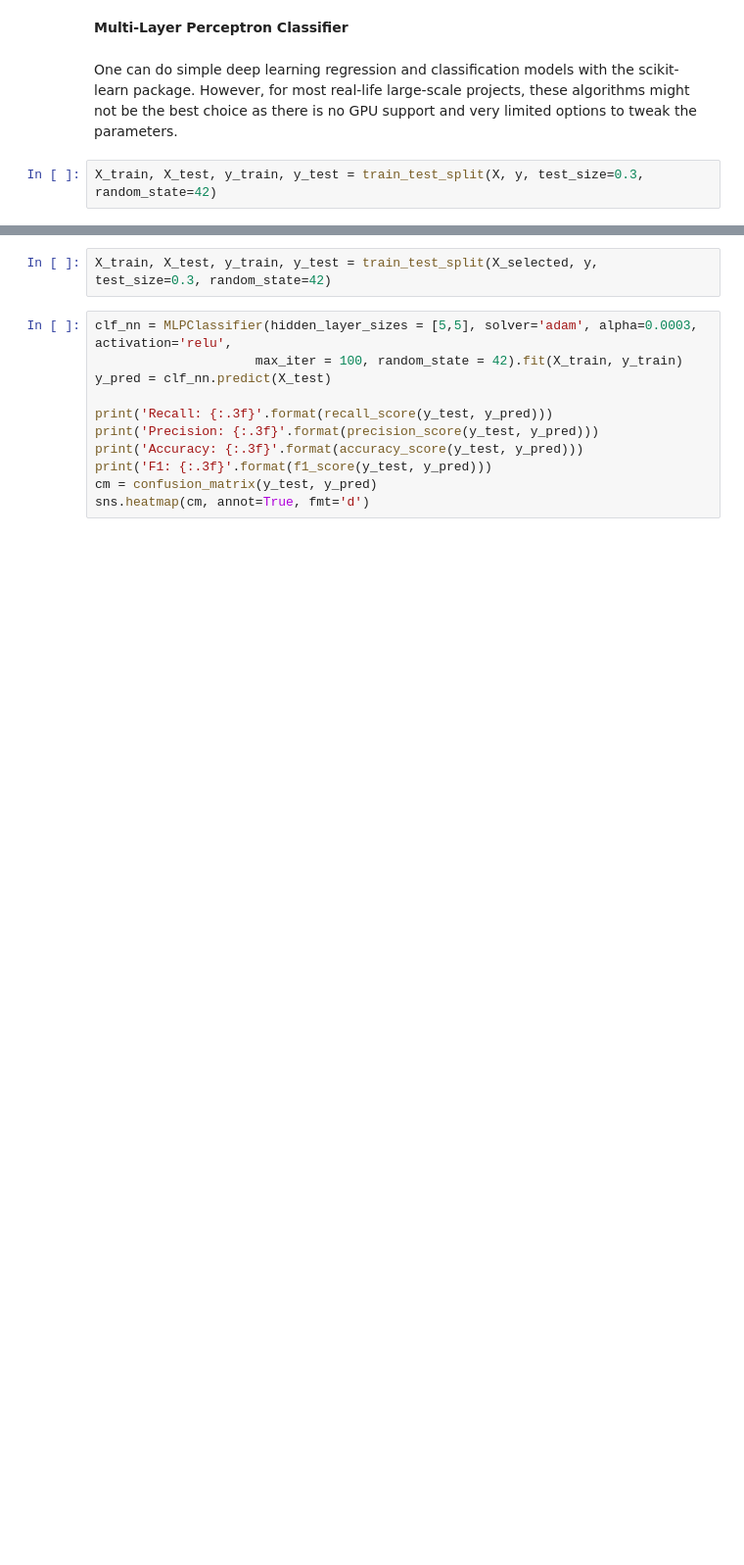
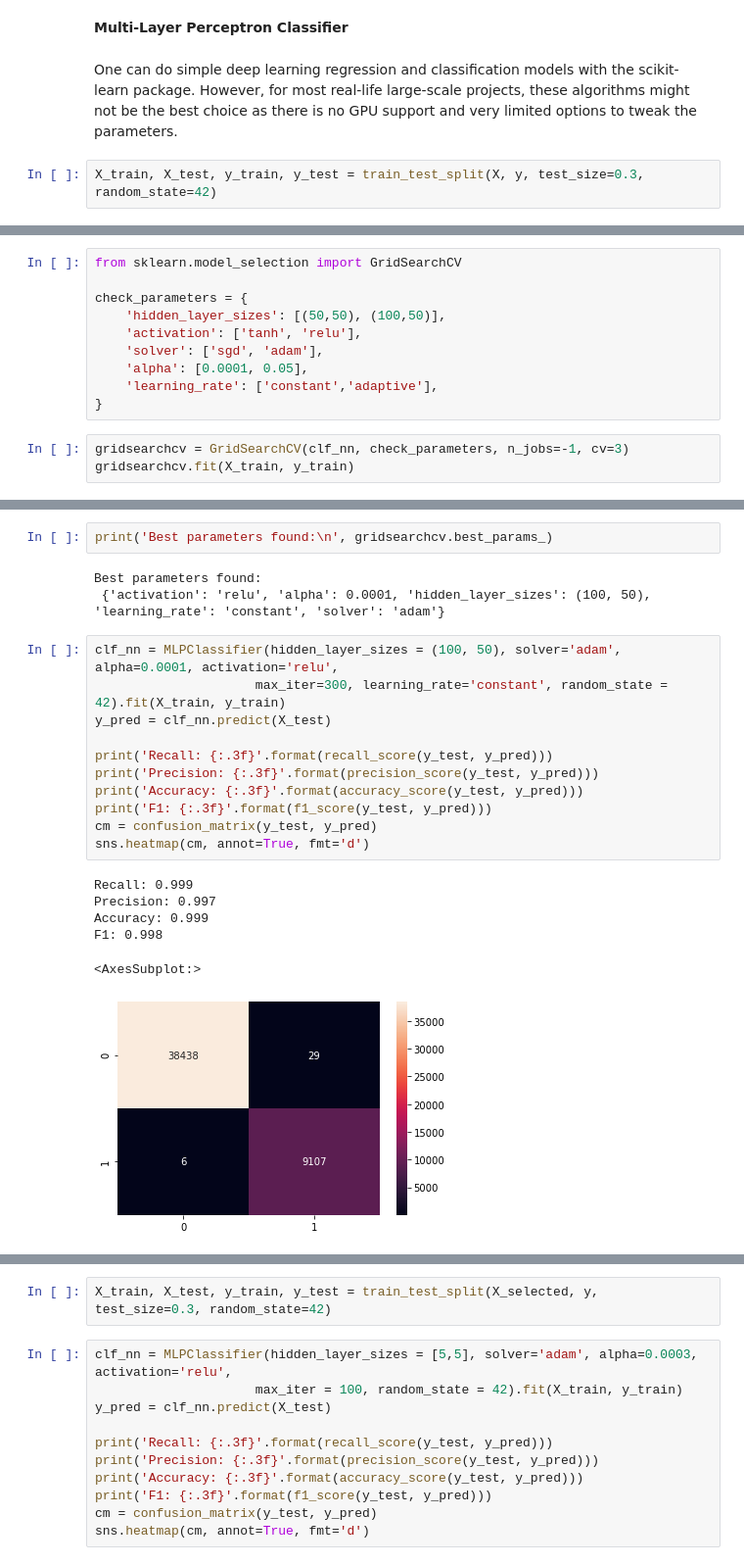
Before and after one commit to mota88/IBM-Advanced-Data-Science-Capstone, a Jupyter notebook: Notebooks/US_domestic_flights_in_2019.models.ipynb, the cells around one changed output, grey strips where cells are left out. Shown at 98% size. Saved outputs shown, nothing was run; the diff lists cells and outputs as text; blank space fills up the shorter version.

```diff
--- a/Notebooks/US_domestic_flights_in_2019.models.ipynb
+++ b/Notebooks/US_domestic_flights_in_2019.models.ipynb
@@ -282,0 +291,13 @@ F1: 0.844
+# %%
+from sklearn.model_selection import GridSearchCV
+
+check_parameters = {
+    'hidden_layer_sizes': [(50,50), (100,50)],
+    'activation': ['tanh', 'relu'],
+    'solver': ['sgd', 'adam'],
+    'alpha': [0.0001, 0.05],
+    'learning_rate': ['constant','adaptive'],
+}
+# %%
+gridsearchcv = GridSearchCV(clf_nn, check_parameters, n_jobs=-1, cv=3)
+gridsearchcv.fit(X_train, y_train)
@@ -282,0 +314,23 @@ F1: 0.844
+# %%
+print('Best parameters found:\n', gridsearchcv.best_params_)
+# %% [output]
+Best parameters found:
+ {'activation': 'relu', 'alpha': 0.0001, 'hidden_layer_sizes': (100, 50), 'learning_rate': 'constant', 'solver': 'adam'}
+# %%
+clf_nn = MLPClassifier(hidden_layer_sizes = (100, 50), solver='adam', alpha=0.0001, activation='relu',
+                     max_iter=300, learning_rate='constant', random_state = 42).fit(X_train, y_train)
+y_pred = clf_nn.predict(X_test)
+
+print('Recall: {:.3f}'.format(recall_score(y_test, y_pred)))
+print('Precision: {:.3f}'.format(precision_score(y_test, y_pred)))
+print('Accuracy: {:.3f}'.format(accuracy_score(y_test, y_pred)))
+print('F1: {:.3f}'.format(f1_score(y_test, y_pred)))
+cm = confusion_matrix(y_test, y_pred)
+sns.heatmap(cm, annot=True, fmt='d')
+# %% [output]
+Recall: 0.999
+Precision: 0.997
+Accuracy: 0.999
+F1: 0.998
+<AxesSubplot:>
+[figure, added]
```
Also changed, not shown: parts of 21 cells of this notebook, 1 other file.
